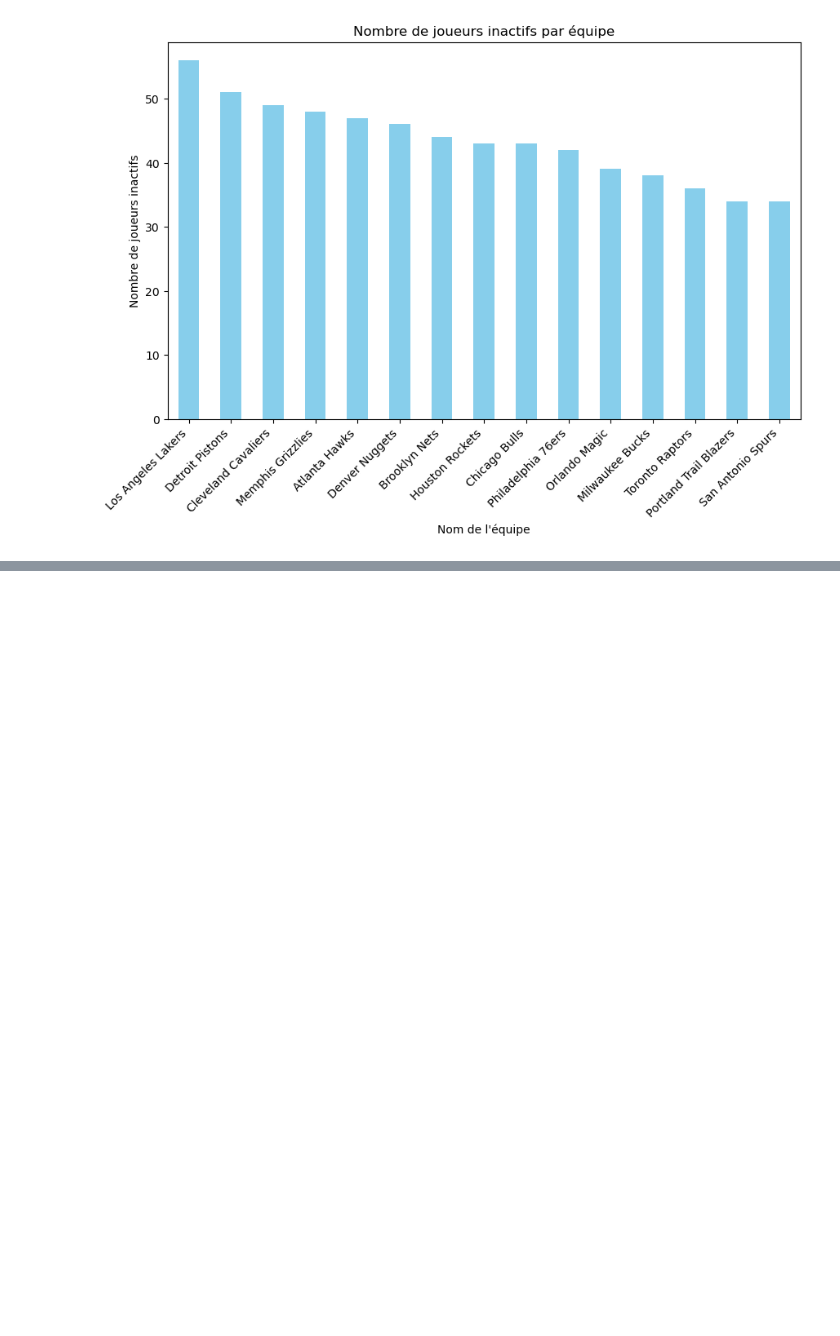
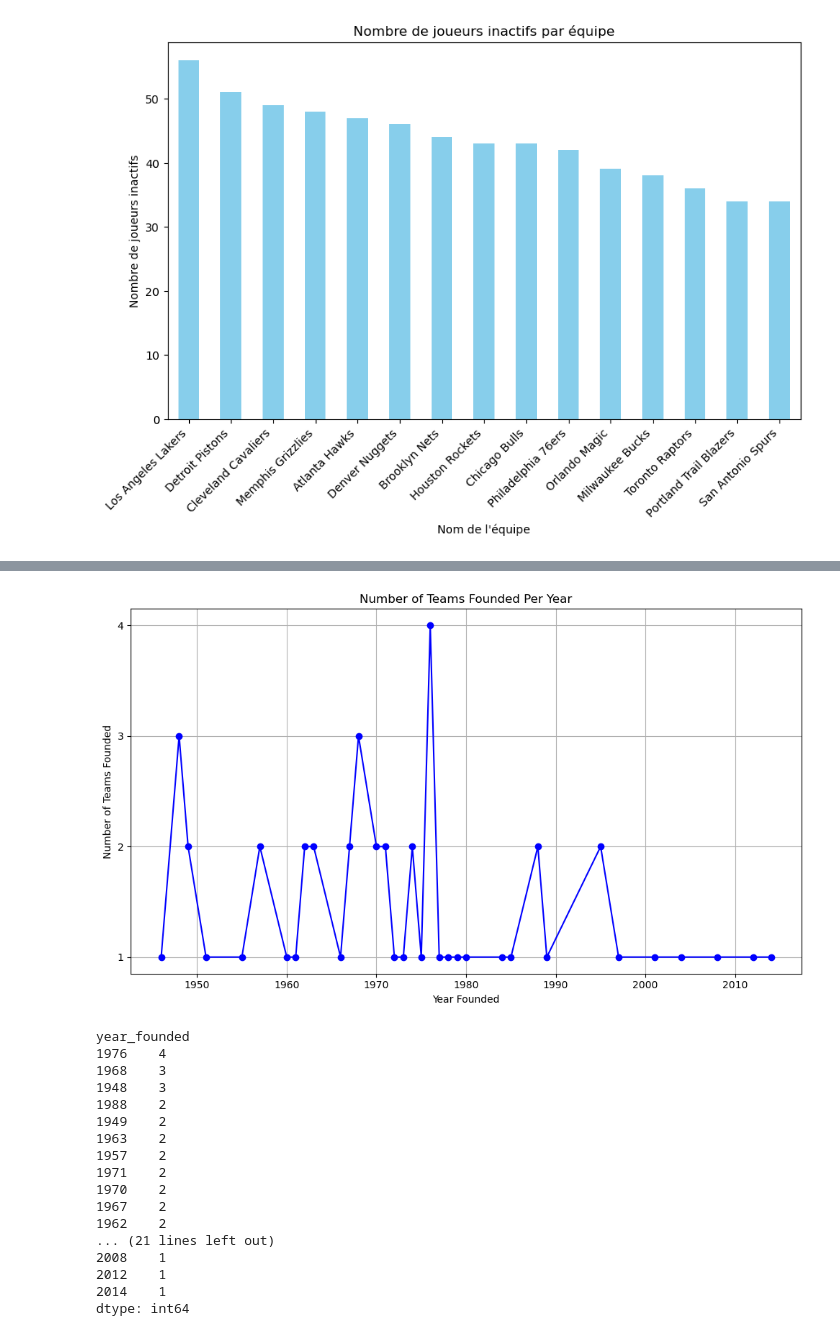
Before and after one commit to yomarhub/NbaAnalyse, a Jupyter notebook: nbaAnalyse.ipynb, the cells around one changed output, grey strips where cells are left out. Cells and saved outputs as stored; diff of their text form; code cells hidden in the pictures; blank space fills up the shorter version.

```diff
--- a/nbaAnalyse.ipynb
+++ b/nbaAnalyse.ipynb
@@ -67,0 +174,35 @@ plt.show()
+# %%
+teams_by_year = table['team_history'].groupby('year_founded').size()
+
+teams_by_year.plot(kind="line", figsize=(10, 6), color="blue", marker="o")
+
+plt.xlabel("Year Founded")
+plt.ylabel("Number of Teams Founded")
+plt.title("Number of Teams Founded Per Year")
+plt.grid(True)
+
+plt.yticks(np.arange(teams_by_year.min(), teams_by_year.max() + 1, 1))
+
+plt.tight_layout()
+plt.show()
+
+# print(teams_by_year.sort_values(ascending=False))
+# %% [output]
+[figure, added]
+year_founded
+1976    4
+1968    3
+1948    3
+1988    2
+1949    2
+1963    2
+1957    2
+1971    2
+1970    2
+1967    2
+1962    2
+... (21 lines left out)
+2008    1
+2012    1
+2014    1
+dtype: int64
```
Also changed, not shown: parts of 7 cells of this notebook.
